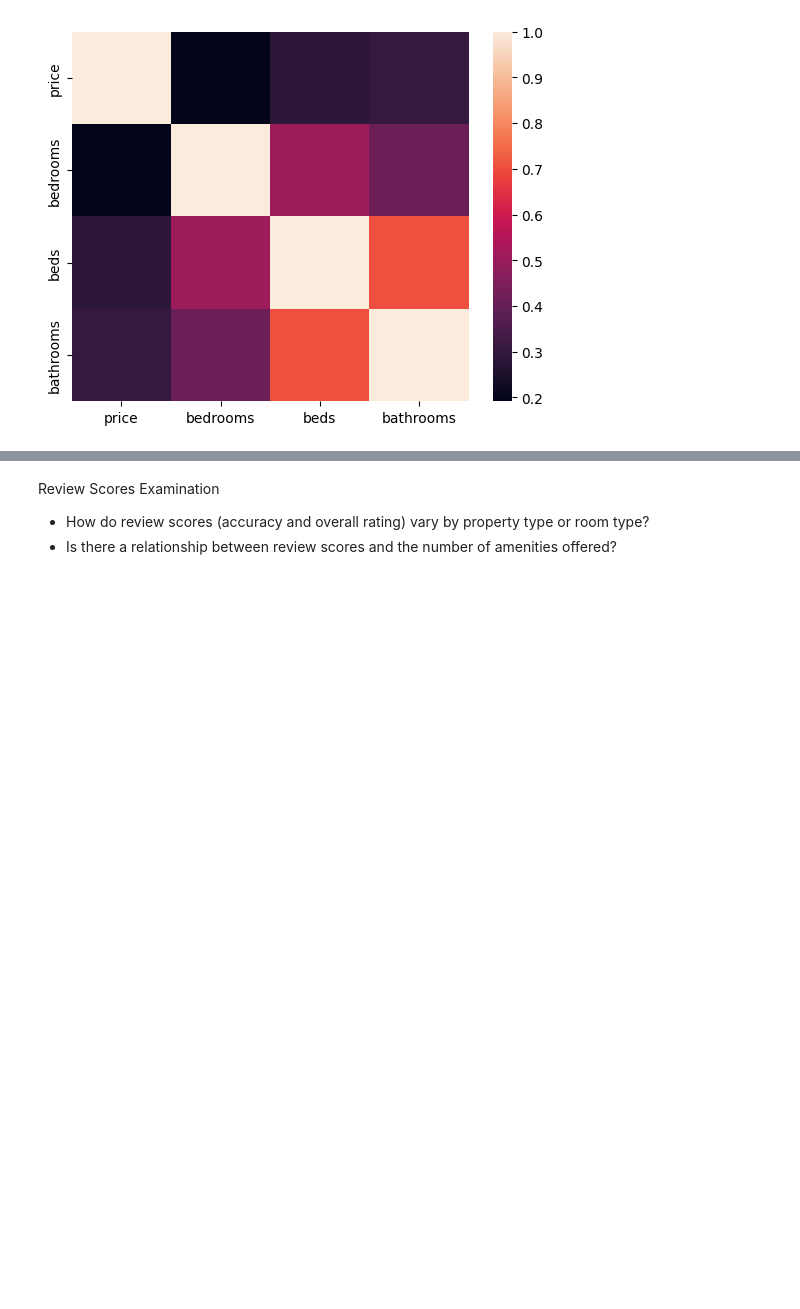
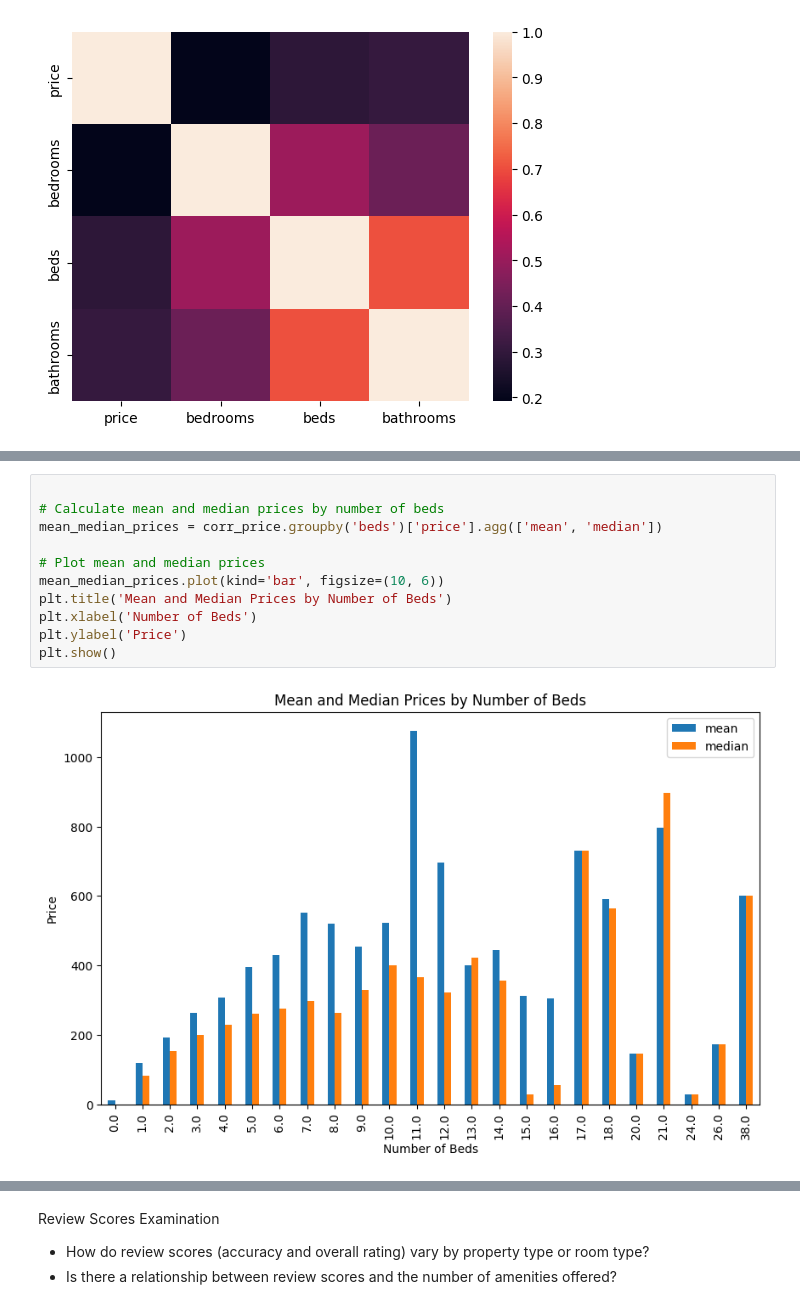
Before and after one commit to SammyGIS/airbnb-spatial-analysis, a Jupyter notebook: airbnb-spatial-analysis.ipynb, the cells around one changed output, grey strips where cells are left out. Cells and saved outputs as stored; diff of their text form; blank space fills up the shorter version.

```diff
--- a/airbnb-spatial-analysis.ipynb
+++ b/airbnb-spatial-analysis.ipynb
@@ -337,0 +343,13 @@ Amenities and Pricing
+# %%
+
+# Calculate mean and median prices by number of beds
+mean_median_prices = corr_price.groupby('beds')['price'].agg(['mean', 'median'])
+
+# Plot mean and median prices
+mean_median_prices.plot(kind='bar', figsize=(10, 6))
+plt.title('Mean and Median Prices by Number of Beds')
+plt.xlabel('Number of Beds')
+plt.ylabel('Price')
+plt.show()
+# %% [output]
+[figure, added]
```
Also changed, not shown: parts of 4 cells of this notebook.
